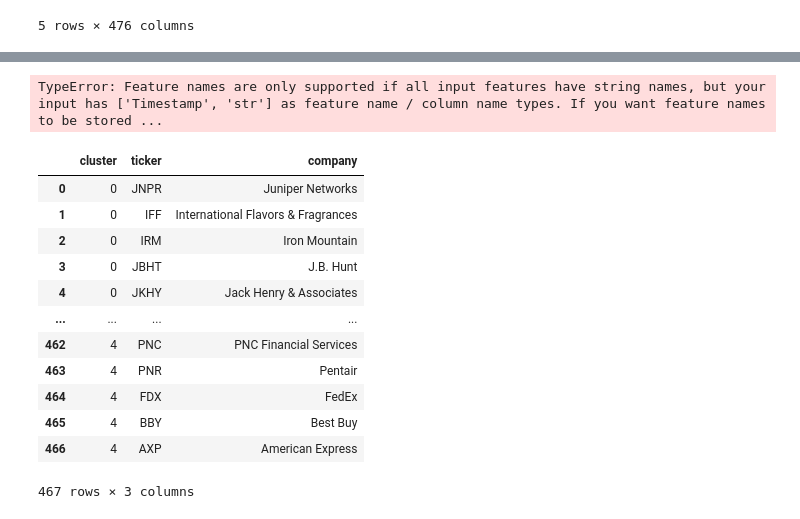
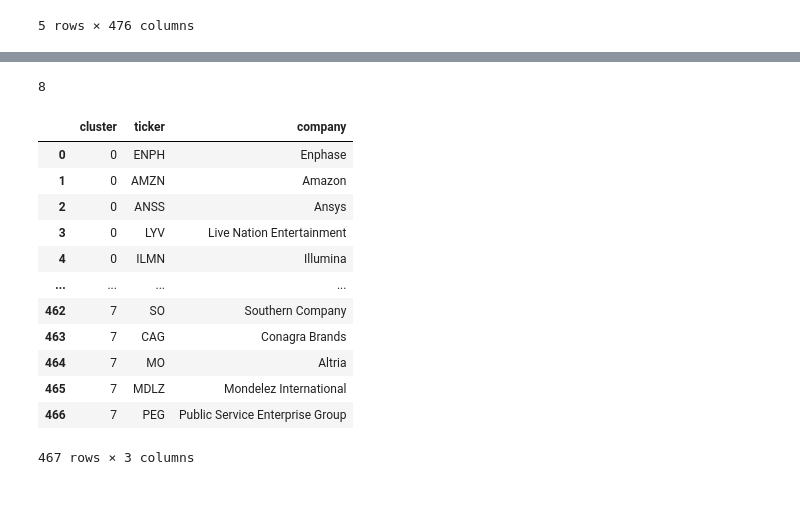
Before and after one commit to dasoaujisi/FDS-Project, a Jupyter notebook: main.ipynb, the cells around one changed output, grey strips where cells are left out. Drawn from its saved outputs; the diff is of its cells as text; code cells hidden in the pictures.

Commit message:
PCA with KMEANS

```diff
--- a/main.ipynb
+++ b/main.ipynb
@@ -126,0 +154,8 @@ returns_1_day = returns_1_day.iloc[1:,:]
+# %%
+ret_T = returns_1_day.T
+
+ret_T = pd.DataFrame(ret_T)
+# ret_T.index = ret_T["Stock"]
+ret_T.index.name = 'stock'
+ret_T
+# ret_T.rename(columns={"index":"Stock"},inplace=True)
@@ -126,0 +214,9 @@ returns_1_day = returns_1_day.iloc[1:,:]
+# %%
+# Choose the number of components based on the plot
+n_components = 117
+pca = PCA(n_components=n_components)
+principal_components = pca.fit_transform(scaled_data)
+
+# principal_components as a dataframe
+principal_components = pd.DataFrame(principal_components)
+principal_components
@@ -209,8 +292,0 @@ returns.head()
-# %%
-ret_T = returns.T
-
-ret_T = pd.DataFrame(ret_T)
-# ret_T.index = ret_T["Stock"]
-ret_T.index.name = 'stock'
-ret_T
-# ret_T.rename(columns={"index":"Stock"},inplace=True)
@@ -232,45 +293,37 @@ ret_T
-# %%
-# Create k-Means model and find optimal number of clusters with the elbow method
-# If visulizer.fit does not work, try to downgrade numpy (pip install numpy==1.21.4)
-
-model = KMeans()
-visualizer = KElbowVisualizer(
-    model, k=(1,13), timings=False
-)
-
-visualizer.fit(ret_T)
-visualizer.show()
-p = visualizer.elbow_value_
-# %% [output]
-TypeError: Feature names are only supported if all input features have string names, but your input has ['Timestamp', 'str'] as feature name / column name types. If you want feature names to be stored ...
+# %%
+n_clusters
+# %% [output]
+8
 # %%
 # Create and fit the model with the optimal number of clusters from above
-model = KMeans(n_clusters = p)
+model = KMeans(n_clusters = n_clusters)
 model.fit(ret_T)
 
 labels = model.predict(ret_T)
 
 # create a DataFrame aligning labels & companies
-clusters = pd.DataFrame({'cluster': labels, 'ticker': returns.columns})
+clusters = pd.DataFrame({'cluster': labels, 'ticker': returns_1_day.columns})
 
 for i in clusters.index:
     clusters.loc[i,"company"] = companies_dict[clusters.loc[i,"ticker"]]
 
 # display df sorted by cluster labels. Would you say that the clustering makes sense?
 clusters.sort_values('cluster').reset_index(drop=True)
+
+# clusters.to_csv('clusters.csv')
 # %% [output]
 |  | cluster | ticker | company |
-| 0 | 0 | JNPR | Juniper Networks |
-| 1 | 0 | IFF | International Flavors & Fragrances |
-| 2 | 0 | IRM | Iron Mountain |
-| 3 | 0 | JBHT | J.B. Hunt |
-| 4 | 0 | JKHY | Jack Henry & Associates |
+| 0 | 0 | ENPH | Enphase |
+| 1 | 0 | AMZN | Amazon |
+| 2 | 0 | ANSS | Ansys |
+| 3 | 0 | LYV | Live Nation Entertainment |
+| 4 | 0 | ILMN | Illumina |
 | ... | ... | ... | ... |
-| 462 | 4 | PNC | PNC Financial Services |
-| 463 | 4 | PNR | Pentair |
-| 464 | 4 | FDX | FedEx |
-| 465 | 4 | BBY | Best Buy |
-| 466 | 4 | AXP | American Express |
+| 462 | 7 | SO | Southern Company |
+| 463 | 7 | CAG | Conagra Brands |
+| 464 | 7 | MO | Altria |
+| 465 | 7 | MDLZ | Mondelez International |
+| 466 | 7 | PEG | Public Service Enterprise Group |
 467 rows × 3 columns
 # %%
 clusters.groupby("cluster").count()
```
Also changed, not shown: parts of 22 cells of this notebook, 2 other files.
